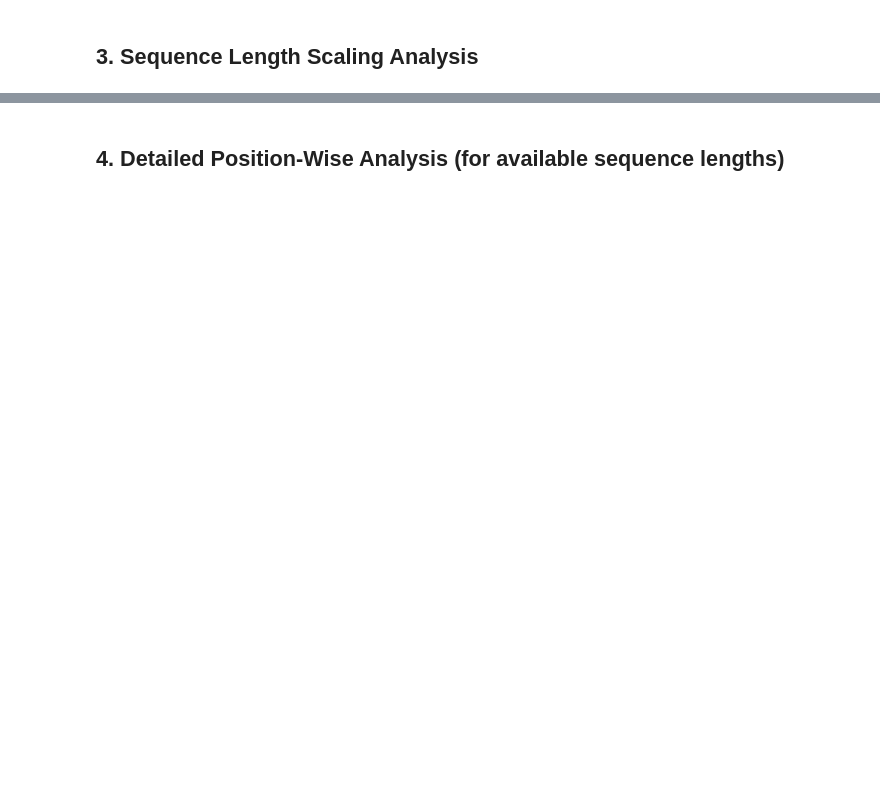
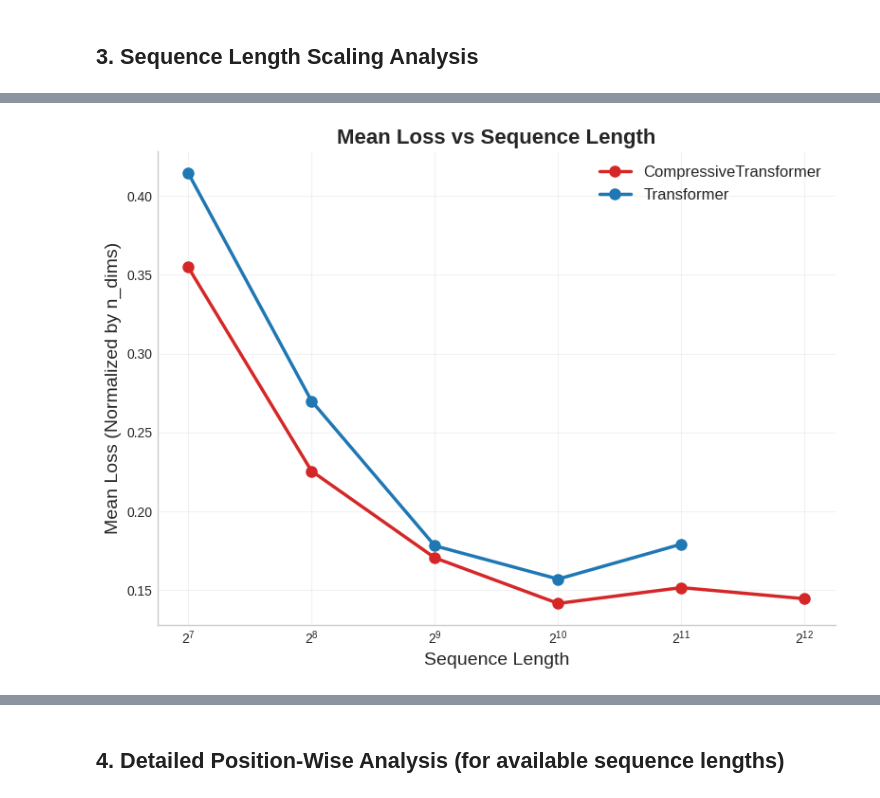
Before and after one commit to Jun-tsune/CS282_Final_Project, a Jupyter notebook: src/xi.ipynb, the cells around one changed output, grey strips where cells are left out. Cells and saved outputs as stored; diff of their text form; code cells hidden in the pictures; blank space fills up the shorter version.

```diff
--- a/src/xi.ipynb
+++ b/src/xi.ipynb
@@ -430,0 +547,42 @@ Data preview:
+# %%
+# === Figure 1 ===
+import matplotlib.pyplot as plt
+
+Transformer_color = "#1f77b4"
+Compressive_color = "#d62728"
+
+plt.figure(figsize=(8, 6))
+
+for model_type in actual_model_types:
+    model_data = df_performance[df_performance['model_type'] == model_type]
+    if len(model_data) > 0:
+        model_data = model_data.sort_values("sequence_length")
+        color = Transformer_color if model_type == "Transformer" else Compressive_color
+
+        plt.plot(
+            model_data["sequence_length"],
+            model_data["mean_loss"],
+            marker="o",
+            linewidth=2.5,
+            markersize=8,
+            color=color,
+            label=model_type
+        )
+
+# NeurIPS style formatting
+plt.xlabel("Sequence Length", fontsize=14)
+plt.ylabel("Mean Loss (Normalized by n_dims)", fontsize=14)
+plt.title("Mean Loss vs Sequence Length", fontsize=16, fontweight="bold")
+plt.xscale("log", base=2)
+plt.grid(True, alpha=0.25)
+
+# Remove top & right spines (NeurIPS/ICLR style)
+ax = plt.gca()
+ax.spines["top"].set_visible(False)
+ax.spines["right"].set_visible(False)
+
+plt.legend(fontsize=12)
+plt.tight_layout()
+plt.show()
+# %% [output]
+[figure, added]
```
Also changed, not shown: parts of 44 cells of this notebook, 5 other files.
